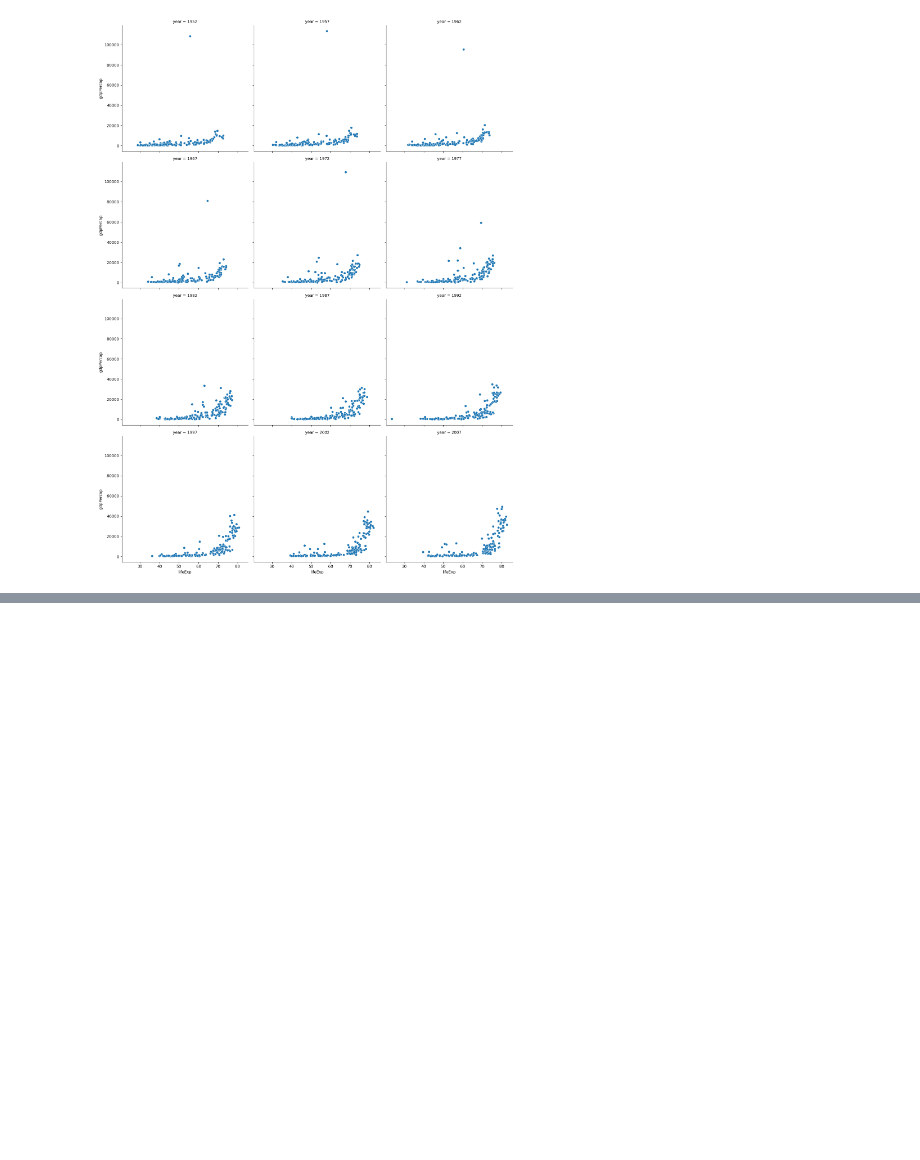
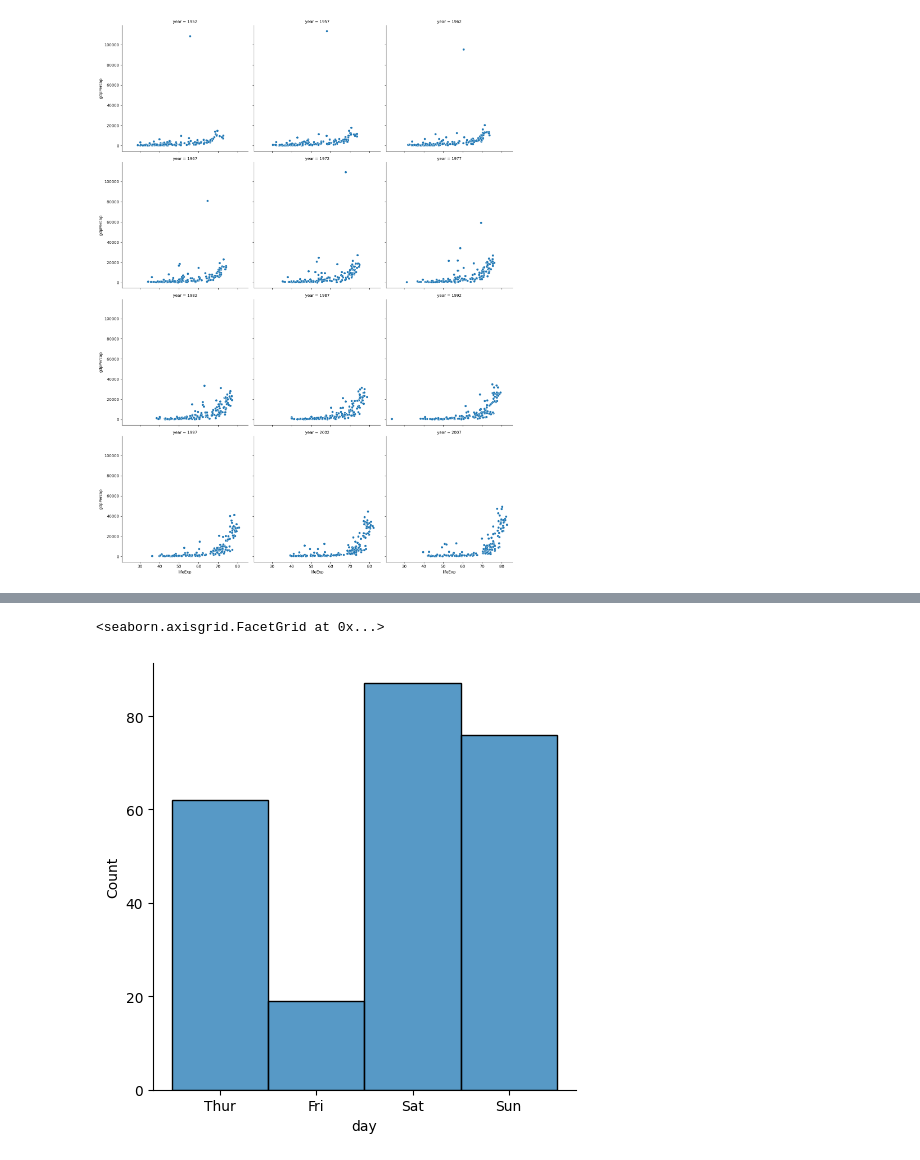
Before and after one commit to harshchandrawork/DataScience-Series, a Jupyter notebook: 06_data_visualization/42. Plotting using Seaborn/Session 25 Plotting using Seaborn.ipynb, the cells around one changed output, grey strips where cells are left out. Cells and saved outputs as stored; diff of their text form; code cells hidden in the pictures; blank space fills up the shorter version.

```diff
--- a/06_data_visualization/42. Plotting using Seaborn/Session 25 Plotting using Seaborn.ipynb
+++ b/06_data_visualization/42. Plotting using Seaborn/Session 25 Plotting using Seaborn.ipynb
@@ -696,0 +1042,6 @@ sns.relplot(data=gap, x='lifeExp', y='gdpPercap', kind='scatter', col='year', co
+# %%
+# histogram on categorical column; acts as a count plot
+sns.displot(data=tips, x='day', kind='hist')
+# %% [output]
+<seaborn.axisgrid.FacetGrid at 0x...>
+[figure, added]
```
Also changed, not shown: parts of 21 cells of this notebook.
